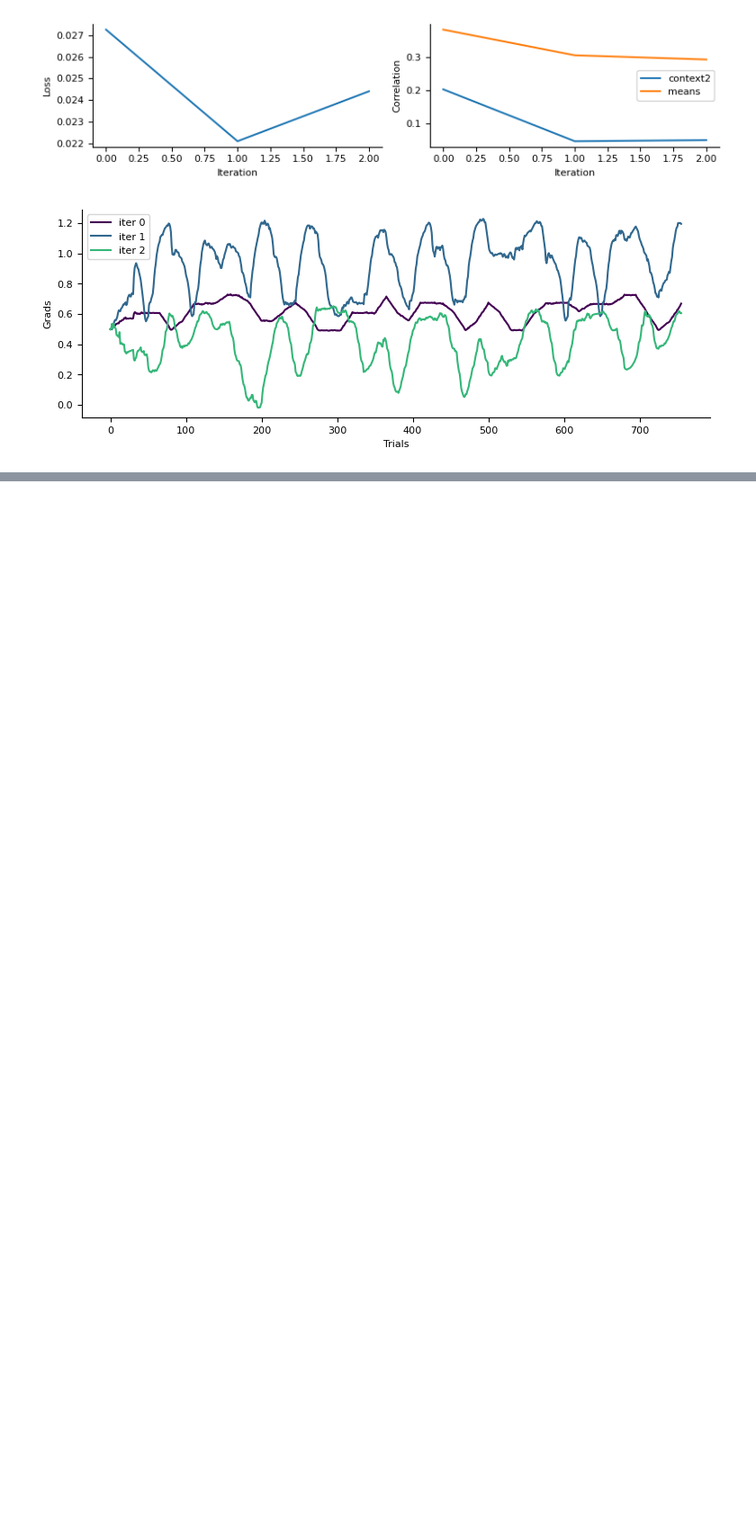
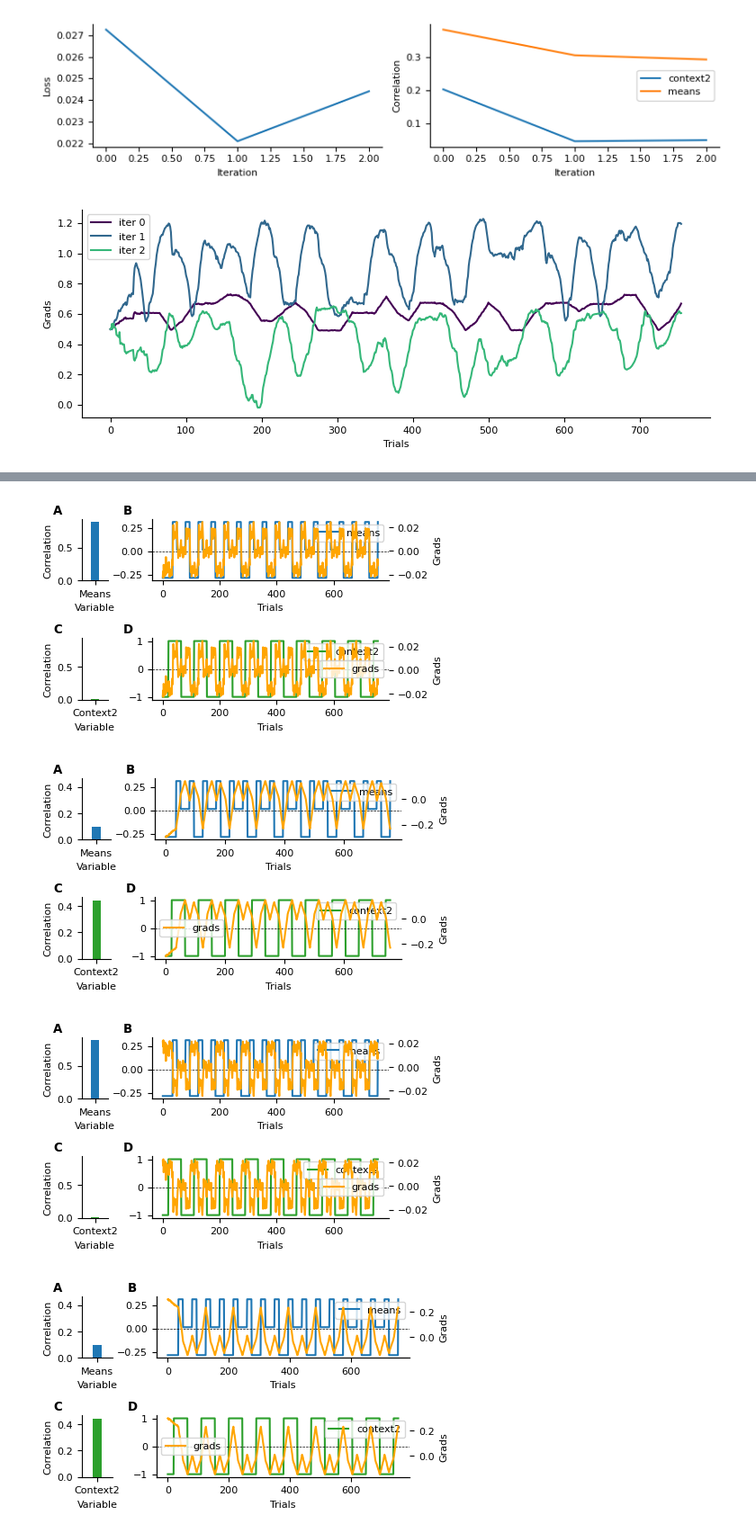
Before and after one commit to hummosa/contextual_switching_task, a Jupyter notebook: hierarchical_random_repeats_multi_scale_task.ipynb, the cells around one changed output, grey strips where cells are left out. Shown at 90% size. Drawn from its saved outputs; the diff is of its cells as text; code cells hidden in the pictures; blank space fills up the shorter version.

```diff
--- a/hierarchical_random_repeats_multi_scale_task.ipynb
+++ b/hierarchical_random_repeats_multi_scale_task.ipynb
@@ -628,0 +521,12 @@ ax.legend()
+# %%
+
+plot_modulations(testing_memory_buffer, testing_env, testing_losses, config, x1=50, x2=np.inf, latent_dim = 0)
+plot_modulations(testing_memory_buffer, testing_env, testing_losses, config, x1=50, x2=np.inf, latent_dim = 1)
+
+plot_modulations(testing_memory_buffer, testing_env, testing_losses, config, x1=50, x2=np.inf, latent_dim = 2)
+plot_modulations(testing_memory_buffer, testing_env, testing_losses, config, x1=50, x2=np.inf, latent_dim = 3)
+# %% [output]
+[figure, added]
+[figure, added]
+[figure, added]
+[figure, added]
```
Also changed, not shown: parts of 18 cells of this notebook, 5 other files.
